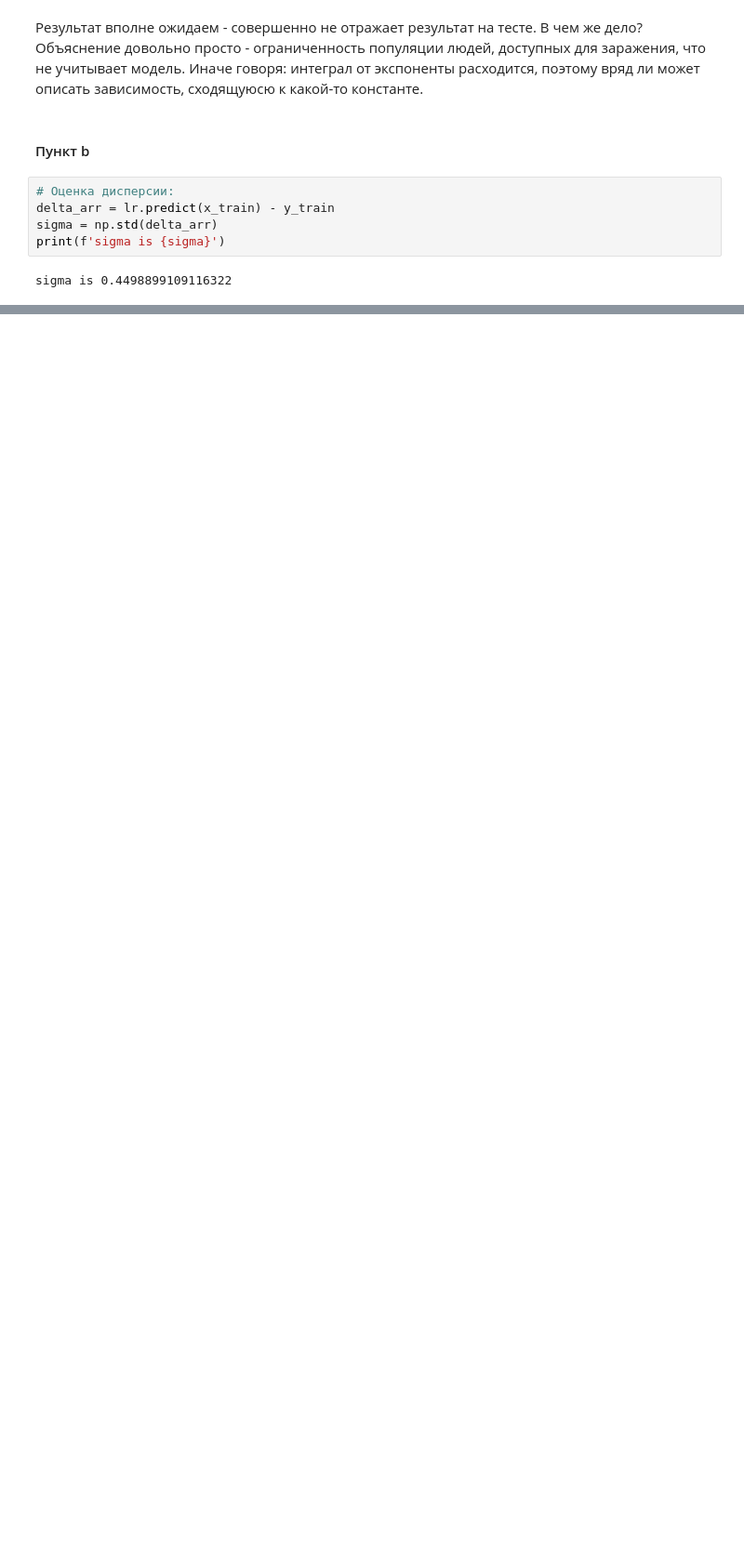
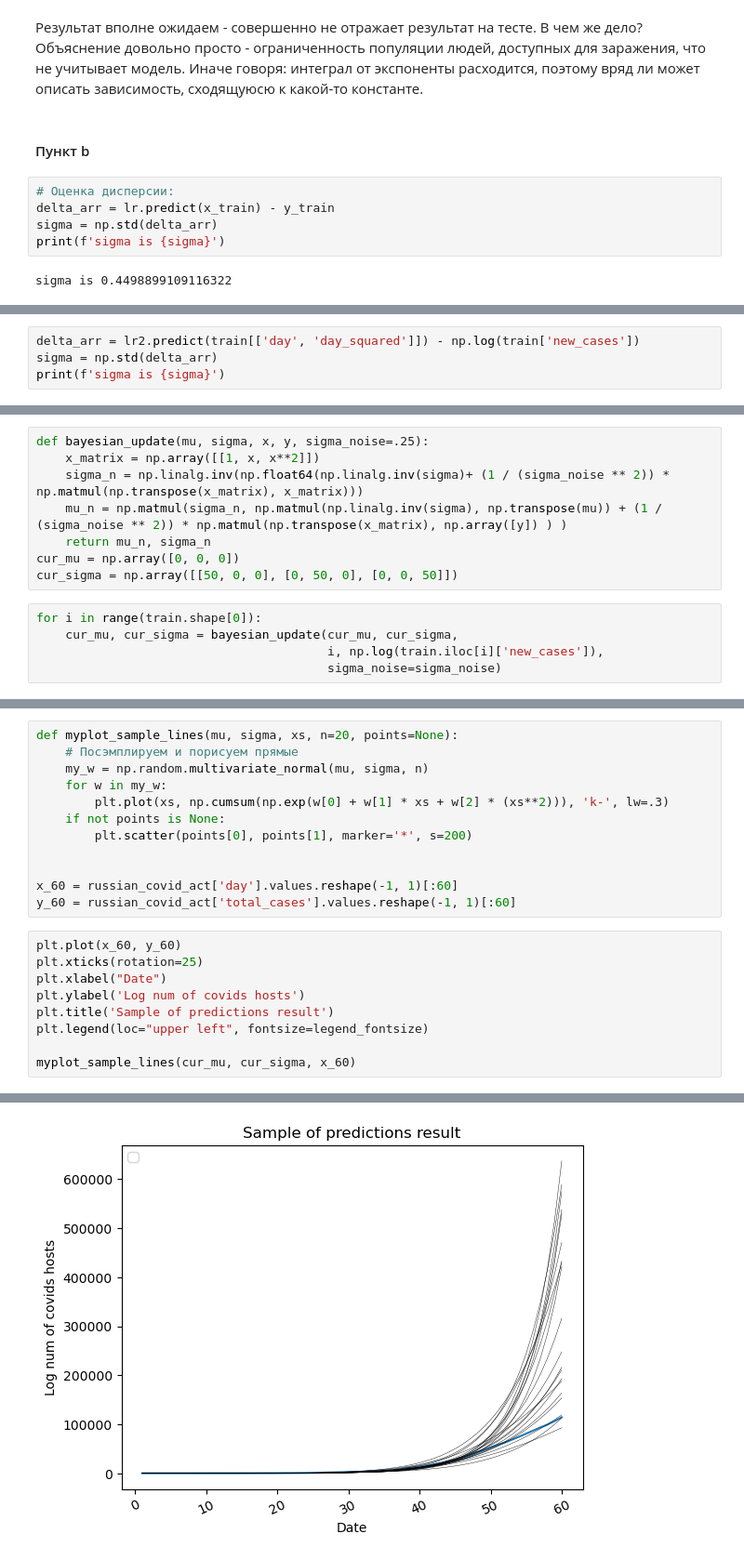
Before and after one commit to Fangerow/bug-free-adventure, a Jupyter notebook: Adv_ml_hw1.ipynb, the cells around one changed output, grey strips where cells are left out. Shown: that part at 93% size. Cells and saved outputs as stored; diff of their text form; blank space fills up the shorter version.

```diff
--- a/Adv_ml_hw1.ipynb
+++ b/Adv_ml_hw1.ipynb
@@ -144,0 +278,4 @@ sigma is 0.4498899109116322
+# %%
+delta_arr = lr2.predict(train[['day', 'day_squared']]) - np.log(train['new_cases'])
+sigma = np.std(delta_arr)
+print(f'sigma is {sigma}')
@@ -144,0 +284,13 @@ sigma is 0.4498899109116322
+# %%
+def bayesian_update(mu, sigma, x, y, sigma_noise=.25):
+    x_matrix = np.array([[1, x, x**2]])
+    sigma_n = np.linalg.inv(np.float64(np.linalg.inv(sigma)+ (1 / (sigma_noise ** 2)) * np.matmul(np.transpose(x_matrix), x_matrix)))
+    mu_n = np.matmul(sigma_n, np.matmul(np.linalg.inv(sigma), np.transpose(mu)) + (1 / (sigma_noise ** 2)) * np.matmul(np.transpose(x_matrix), np.array([y]) ) )
+    return mu_n, sigma_n
+cur_mu = np.array([0, 0, 0])
+cur_sigma = np.array([[50, 0, 0], [0, 50, 0], [0, 0, 50]])
+# %%
+for i in range(train.shape[0]):
+    cur_mu, cur_sigma = bayesian_update(cur_mu, cur_sigma,
+                                        i, np.log(train.iloc[i]['new_cases']),
+                                        sigma_noise=sigma_noise)
@@ -144,0 +307,22 @@ sigma is 0.4498899109116322
+# %%
+def myplot_sample_lines(mu, sigma, xs, n=20, points=None):
+    # Посэмплируем и порисуем прямые
+    my_w = np.random.multivariate_normal(mu, sigma, n)
+    for w in my_w:
+        plt.plot(xs, np.cumsum(np.exp(w[0] + w[1] * xs + w[2] * (xs**2))), 'k-', lw=.3)
+    if not points is None:
+        plt.scatter(points[0], points[1], marker='*', s=200)
+
+
+x_60 = russian_covid_act['day'].values.reshape(-1, 1)[:60]
+y_60 = russian_covid_act['total_cases'].values.reshape(-1, 1)[:60]
+# %%
+plt.plot(x_60, y_60)
+plt.xticks(rotation=25)
+plt.xlabel("Date")
+plt.ylabel('Log num of covids hosts')
+plt.title('Sample of predictions result')
+plt.legend(loc="upper left", fontsize=legend_fontsize)
+
+myplot_sample_lines(cur_mu, cur_sigma, x_60)
+# %% [output]
@@ -144,0 +330 @@ sigma is 0.4498899109116322
+[figure, added]
```
Also changed, not shown: parts of 30 cells of this notebook.
